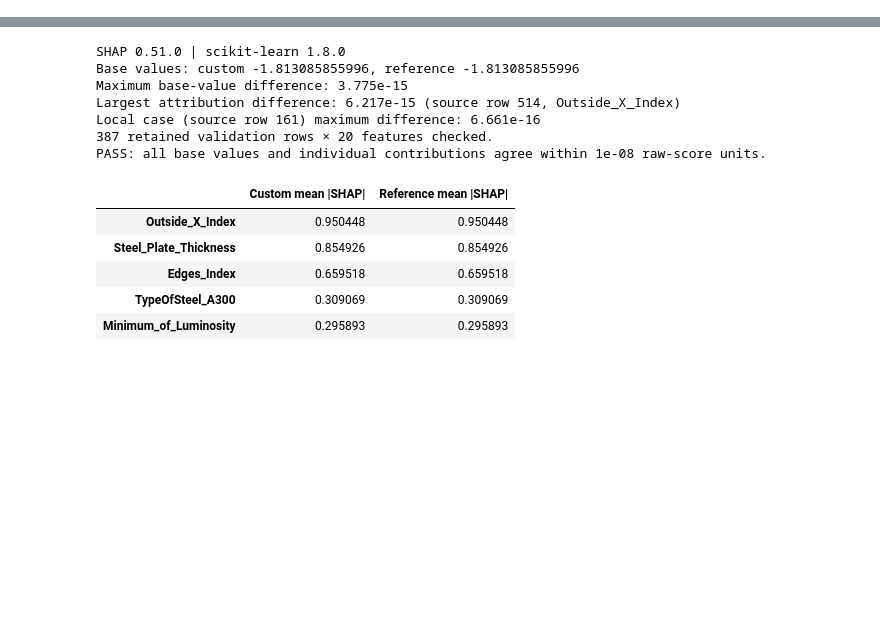
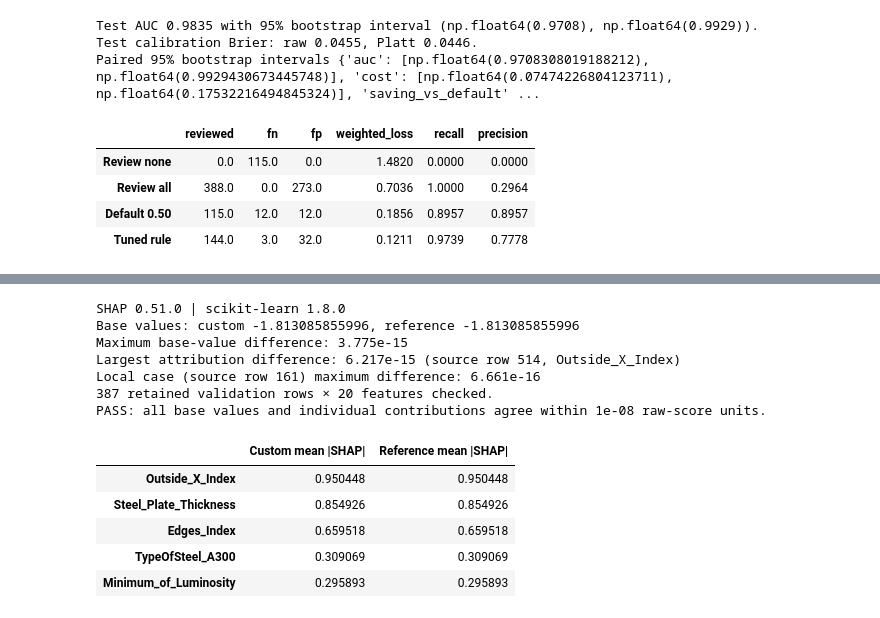
Before and after one commit to Ananya8576/dba5106-proj2, a Jupyter notebook: final/steel-scratch-triage/Project2_Steel_Scratch_Triage_TreeSHAP_Audit.ipynb, the cells around one changed output, grey strips where cells are left out. Cells and saved outputs as stored; diff of their text form; code cells hidden in the pictures; blank space fills up the shorter version.

```diff
--- a/final/steel-scratch-triage/Project2_Steel_Scratch_Triage_TreeSHAP_Audit.ipynb
+++ b/final/steel-scratch-triage/Project2_Steel_Scratch_Triage_TreeSHAP_Audit.ipynb
@@ -43,0 +153,15 @@ Excluded source rows: [518, 591]
+# %%
+test = s['test']
+print(f"Test AUC {test['auc']:.4f} with 95% bootstrap interval {tuple(round(v, 4) for v in test['bootstrap_95']['auc'])}.")
+print(f"Test calibration Brier: raw {test['raw_calibration']['brier']:.4f}, Platt {test['platt_calibration']['brier']:.4f}.")
+display(pd.DataFrame(test['policies']).T[['reviewed', 'fn', 'fp', 'weighted_loss', 'recall', 'precision']].round(4))
+print('Paired 95% bootstrap intervals', test['bootstrap_95'])
+# %% [output]
+Test AUC 0.9835 with 95% bootstrap interval (np.float64(0.9708), np.float64(0.9929)).
+Test calibration Brier: raw 0.0455, Platt 0.0446.
+Paired 95% bootstrap intervals {'auc': [np.float64(0.9708308019188212), np.float64(0.9929430673445748)], 'cost': [np.float64(0.07474226804123711), np.float64(0.17532216494845324)], 'saving_vs_default' ...
+|  | reviewed | fn | fp | weighted_loss | recall | precision |
+| Review none | 0.0 | 115.0 | 0.0 | 1.4820 | 0.0000 | 0.0000 |
+| Review all | 388.0 | 0.0 | 273.0 | 0.7036 | 1.0000 | 0.2964 |
+| Default 0.50 | 115.0 | 12.0 | 12.0 | 0.1856 | 0.8957 | 0.8957 |
+| Tuned rule | 144.0 | 3.0 | 32.0 | 0.1211 | 0.9739 | 0.7778 |
```
Also changed, not shown: parts of 15 cells of this notebook.
